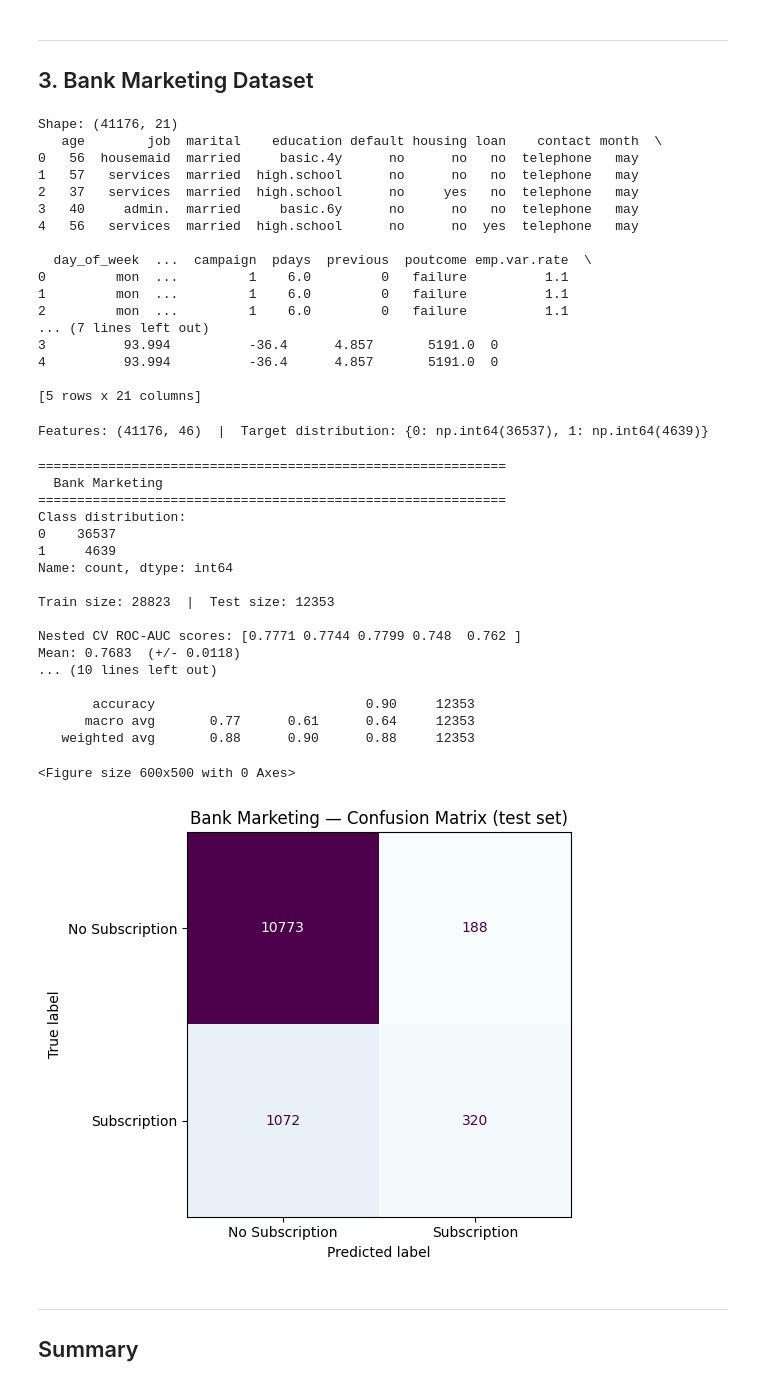
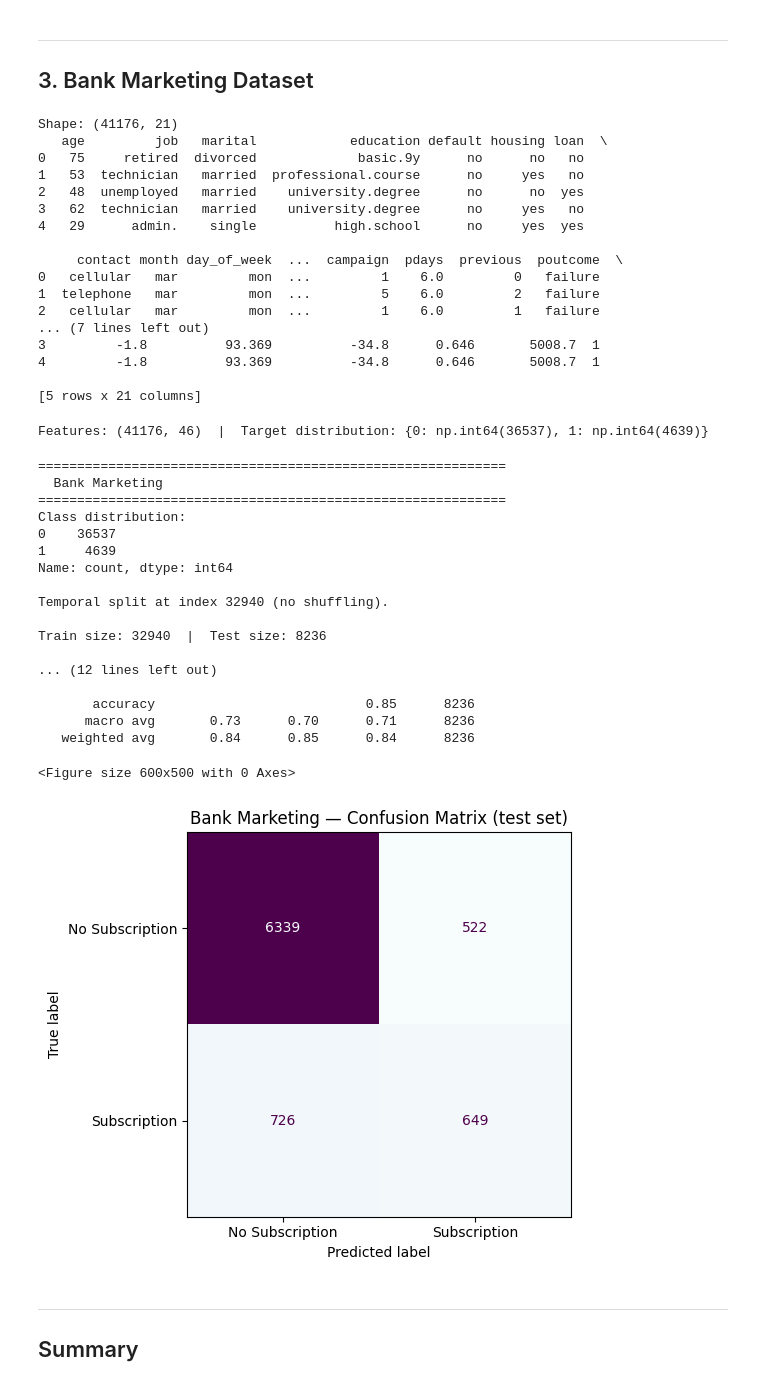
Before and after one commit to johannes3502/customer-decision-prediction, a Jupyter notebook: notebooks/knn_analysis.ipynb, the cells around one changed output. Saved outputs shown, nothing was run; the diff lists cells and outputs as text; code cells hidden in the pictures.

```diff
--- a/notebooks/knn_analysis.ipynb
+++ b/notebooks/knn_analysis.ipynb
@@ -54,6 +55,22 @@ def encode_features(X):
         X = pd.get_dummies(X, columns=cat_cols, drop_first=True, dtype=float)
     X = X.astype(float).clip(lower=0)
     return X
+# %%
+def sort_bank_temporally(df):
+    """Sort Bank Marketing rows chronologically by month and day_of_week.
+
+    Mirrors src/evaluation.py's sort_dataframe_temporally so that the Bank
+    train/test split below is comparable to the temporal split used for
+    Gradient Boosting and the Random Forest deep-dive analysis (paper
+    Section 3.4 mandates a temporal split for Bank to avoid look-ahead bias).
+    """
+    month_order = {'jan':1,'feb':2,'mar':3,'apr':4,'may':5,'jun':6,
+                   'jul':7,'aug':8,'sep':9,'oct':10,'nov':11,'dec':12}
+    day_order = {'mon':1,'tue':2,'wed':3,'thu':4,'fri':5}
+    month_num = df['month'].str.lower().map(month_order)
+    day_num = df['day_of_week'].str.lower().map(day_order)
+    time_idx = month_num * 100 + day_num
+    return df.assign(_time_idx=time_idx).sort_values('_time_idx').drop(columns=['_time_idx']).reset_index(drop=True)
 # %% [markdown]
 ## Shared helper: run nested CV + final evaluation
 
@@ -64,15 +81,17 @@ Nested CV structure:
 After nested CV we refit on the full training set (70%) with the best `k` found in a
 single inner search, then evaluate on the held-out test set (30%).
 # %%
-def run_knn_pipeline(X, y, dataset_name, class_labels):
+def run_knn_pipeline(X, y, dataset_name, class_labels, temporal=False):
     """
     Full KNN evaluation with nested cross-validation.
 
     Steps
     -----
-    1. Stratified 70/30 train-test split (test set is held out completely).
+    1. Train-test split (test set is held out completely). Stratified 70/30 by
+       default; for `temporal=True` (Bank Marketing) a chronological 80/20 cut
+       is used instead, consistent with src/evaluation.py's split_mode='temporal'.
     2. Nested CV on the training set:
-       - Outer: StratifiedKFold(5) -> unbiased generalisation estimate.
+       - Outer: StratifiedKFold(5), or TimeSeriesSplit(5) if temporal=True.
        - Inner: GridSearchCV over k values, scored by roc_auc.
     3. Final model: refit pipeline on full train set with best k from inner search.
     4. Evaluation on held-out test set: ROC-AUC, classification report,
@@ -95,9 +114,15 @@ def run_knn_pipeline(X, y, dataset_name, class_labels):
     # ------------------------------------------------------------------
     # 1. Train / test split  (NO preprocessing happens here)
     # ------------------------------------------------------------------
-    X_train, X_test, y_train, y_test = train_test_split(
-        X, y, test_size=0.30, stratify=y, random_state=42
-    )
+    if temporal:
+        split_idx = int(len(X) * 0.8)
+        X_train, X_test = X[:split_idx], X[split_idx:]
+        y_train, y_test = y[:split_idx], y[split_idx:]
+        print(f'\nTemporal split at index {split_idx} (no shuffling).')
+    else:
+        X_train, X_test, y_train, y_test = train_test_split(
+            X, y, test_size=0.30, stratify=y, random_state=42
+        )
     print(f'\nTrain size: {X_train.shape[0]}  |  Test size: {X_test.shape[0]}')
 
     # ------------------------------------------------------------------
@@ -119,7 +144,7 @@ def run_knn_pipeline(X, y, dataset_name, class_labels):
     # ------------------------------------------------------------------
     # 3. Nested cross-validation
     # ------------------------------------------------------------------
-    outer_cv = StratifiedKFold(n_splits=5, shuffle=True, random_state=42)
+    outer_cv = TimeSeriesSplit(n_splits=5) if temporal else StratifiedKFold(n_splits=5, shuffle=True, random_state=42)
     inner_cv = StratifiedKFold(n_splits=5, shuffle=True, random_state=42)
 
     inner_search = GridSearchCV(
@@ -318,24 +343,25 @@ weighted avg       0.89      0.89      0.89      3662
 ## 3. Bank Marketing Dataset
 # %%
 df_bank = pd.read_csv('../data/processed/bank_clean.csv')
+df_bank = sort_bank_temporally(df_bank)  # chronological order for temporal split
 print(f'Shape: {df_bank.shape}')
 print(df_bank.head())
 # %% [output]
 Shape: (41176, 21)
-   age        job  marital    education default housing loan    contact month  \
-0   56  housemaid  married     basic.4y      no      no   no  telephone   may
-1   57   services  married  high.school      no      no   no  telephone   may
-2   37   services  married  high.school      no     yes   no  telephone   may
-3   40     admin.  married     basic.6y      no      no   no  telephone   may
-4   56   services  married  high.school      no      no  yes  telephone   may
+   age         job   marital            education default housing loan  \
+0   75     retired  divorced             basic.9y      no      no   no
+1   53  technician   married  professional.course      no     yes   no
+2   48  unemployed   married    university.degree      no      no  yes
+3   62  technician   married    university.degree      no     yes   no
+4   29      admin.    single          high.school      no     yes  yes
 
-  day_of_week  ...  campaign  pdays  previous  poutcome emp.var.rate  \
-0         mon  ...         1    6.0         0   failure          1.1
-1         mon  ...         1    6.0         0   failure          1.1
-2         mon  ...         1    6.0         0   failure          1.1
+     contact month day_of_week  ...  campaign  pdays  previous  poutcome  \
+0   cellular   mar         mon  ...         1    6.0         0   failure
+1  telephone   mar         mon  ...         5    6.0         2   failure
+2   cellular   mar         mon  ...         1    6.0         1   failure
 ... (7 lines left out)
-3          93.994          -36.4      4.857       5191.0  0
-4          93.994          -36.4      4.857       5191.0  0
+3         -1.8          93.369          -34.8      0.646       5008.7  1
+4         -1.8          93.369          -34.8      0.646       5008.7  1
 
 [5 rows x 21 columns]
 # %%
@@ -350,29 +376,30 @@ Features: (41176, 46)  |  Target distribution: {0: np.int64(36537), 1: np.int64(
 # %%
 results_bank = run_knn_pipeline(
     X_bank.values, y_bank,
     dataset_name='Bank Marketing',
     class_labels=['No Subscription', 'Subscription'],
+    temporal=True,
 )
 # %% [output]
 ============================================================
   Bank Marketing
 ============================================================
 Class distribution:
 0    36537
 1     4639
 Name: count, dtype: int64
 
-Train size: 28823  |  Test size: 12353
+Temporal split at index 32940 (no shuffling).
 
-Nested CV ROC-AUC scores: [0.7771 0.7744 0.7799 0.748  0.762 ]
-Mean: 0.7683  (+/- 0.0118)
-... (10 lines left out)
+Train size: 32940  |  Test size: 8236
 
-       accuracy                           0.90     12353
-      macro avg       0.77      0.61      0.64     12353
-   weighted avg       0.88      0.90      0.88     12353
+... (12 lines left out)
+
+       accuracy                           0.85      8236
+      macro avg       0.73      0.70      0.71      8236
+   weighted avg       0.84      0.85      0.84      8236
 <Figure size 600x500 with 0 Axes>
-[figure, old version]
+[figure, new version]
 # %% [markdown]
 ---
 ## Summary
```
Also changed, not shown: parts of 2 cells of this notebook, 8 other files.
